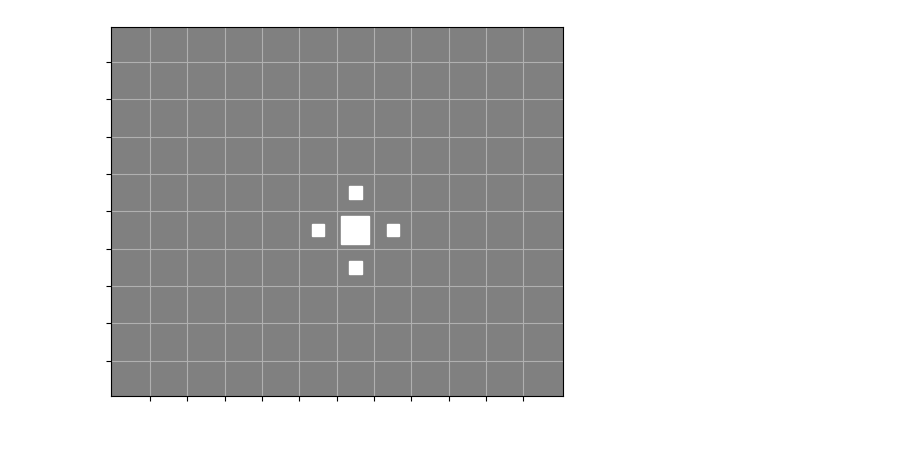
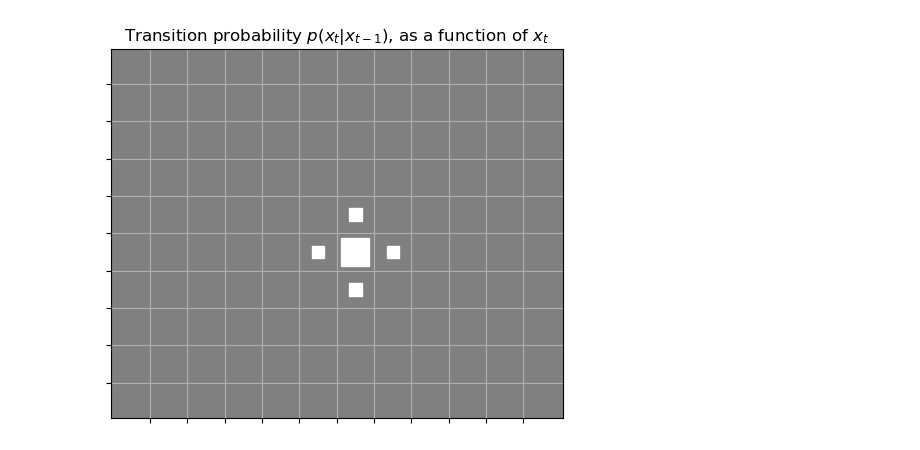
Before and after one commit to markvdw/probinf-spring-2023, a Jupyter notebook: code/hmm-demo.ipynb, the cells around one changed output. Drawn from its saved outputs; the diff is of its cells as text; code cells hidden in the pictures.

```diff
--- a/code/hmm-demo.ipynb
+++ b/code/hmm-demo.ipynb
@@ -4,6 +19,6 @@ import matplotlib.pyplot as plt
 # %%
 # From Matplotlib documentation
-def hinton(matrix, max_weight=None, ax=None):
+def hinton(matrix, max_weight=1.0, ax=None):
     """Draw Hinton diagram for visualizing a weight matrix."""
     ax = ax if ax is not None else plt.gca()
 
@@ -59,14 +78,14 @@ def sample_observation(x):
     else:
         return None
 # %%
-xall = []
-yall = []
-# x = np.array([np.random.randint(0, height), np.random.randint(0, width)])
-x = np.array([height // 2, width // 2])
-for t in range(10000):
+xall = []  # Store list of [y, x] locations of states
+yall = []  # Store list of observations. [y, x] if observation, None if nothing was heard
+# x = np.array([np.random.randint(0, height), np.random.randint(0, width)])  # Start in a random location
+x = np.array([height // 2, width // 2])  # Start in the middle
+for t in range(10000):  # Simulate forward 10000 steps
     x = sample_transition(x)
     xall.append(x)
-    yall.append(sample_observation(x) if t > 0 else None)
+    yall.append(sample_observation(x))
 xall = np.vstack(xall)
 # %%
 def visual(x, y=None):
@@ -118,4 +155,5 @@ def forward(p_xt):
 # %%
 hinton(transition_prob([height // 2, width // 2]))
+plt.title("Transition probability $p(x_t|x_{t-1})$, as a function of $x_t$");
 # %% [output]
-[figure, old version]
+[figure, new version]
```
Also changed, not shown: parts of 27 cells of this notebook, 14 other files.
